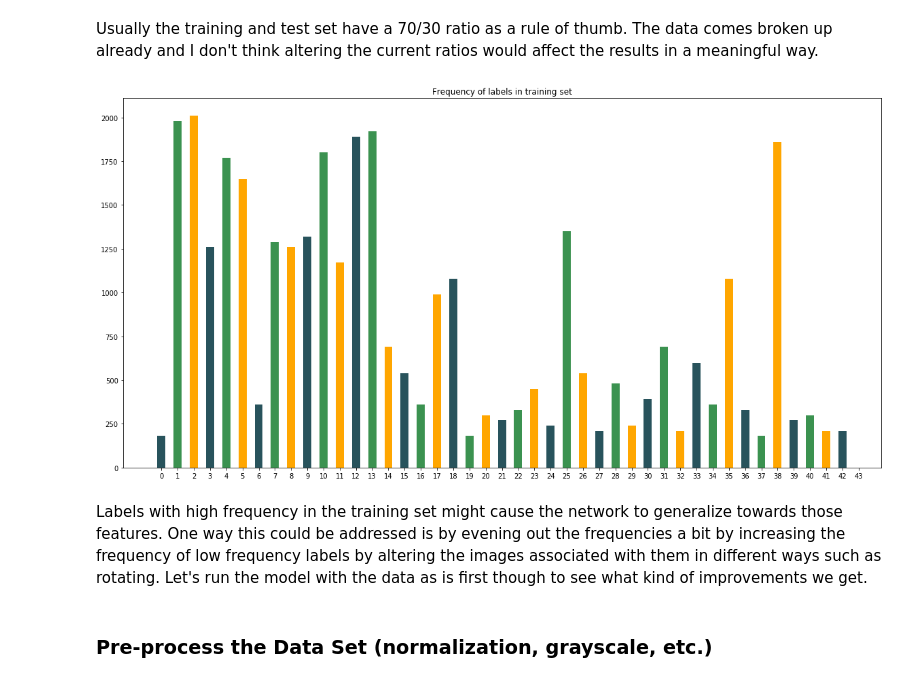
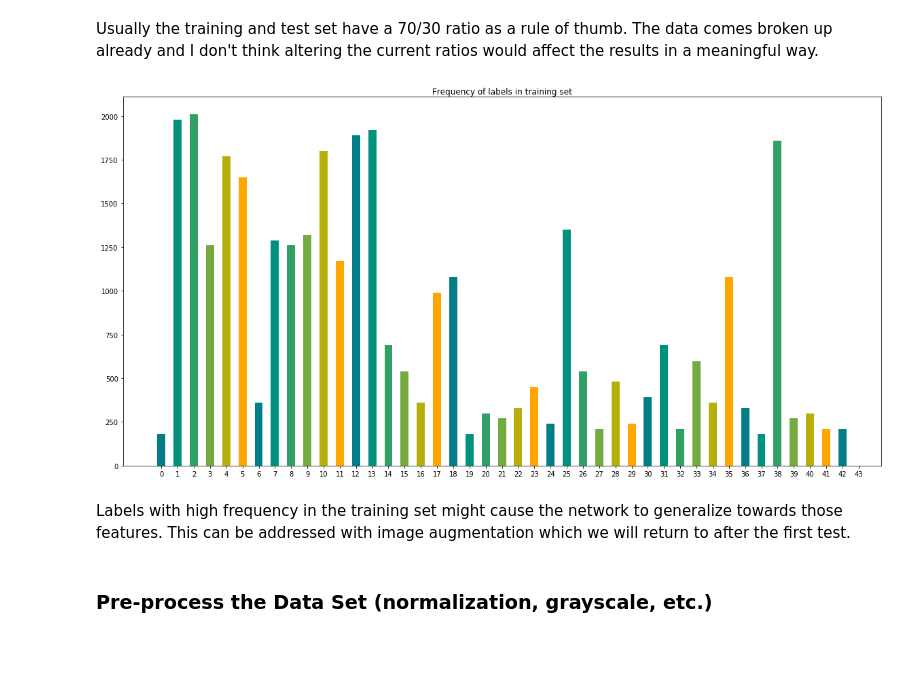
Before and after one commit to CameronFraser/sdcnd-3-traffic-sign-classifier, a Jupyter notebook: Traffic_Sign_Classifier.ipynb, the cells around one changed output. Cells and saved outputs as stored; diff of their text form; code cells hidden in the pictures; blank space fills up the shorter version.

```diff
--- a/Traffic_Sign_Classifier.ipynb
+++ b/Traffic_Sign_Classifier.ipynb
@@ -101,17 +88,10 @@ plt.show()
 # %% [markdown]
 Usually the training and test set have a 70/30 ratio as a rule of thumb. The data comes broken up already and I don't think altering the current ratios would affect the results in a meaningful way.
-# %%
-plt.figure(figsize=(20,10))
-_, _, patches = plt.hist(y_train, color=colors[1], rwidth=0.5, bins=np.arange(44), align="left")
-
-for index, p in enumerate(patches):
-    plt.setp(p, 'facecolor', colors[index % 3])
-plt.title('Frequency of labels in training set')
-plt.xticks(np.arange(44))
-plt.show()
-# %% [output]
-[figure, removed]
-# %% [markdown]
-Labels with high frequency in the training set might cause the network to generalize towards those features. One way this could be addressed is by evening out the frequencies a bit by increasing the frequency of low frequency labels by altering the images associated with them in different ways such as rotating. Let's run the model with the data as is first though to see what kind of improvements we get.
+# %%
+hist(y_train, 43, 'Frequency of labels in training set')
+# %% [output]
+[figure, added]
+# %% [markdown]
+Labels with high frequency in the training set might cause the network to generalize towards those features. This can be addressed with image augmentation which we will return to after the first test.
 # %% [markdown]
 ### Pre-process the Data Set (normalization, grayscale, etc.)
```
Also changed, not shown: parts of 18 cells of this notebook, 4 other files.
